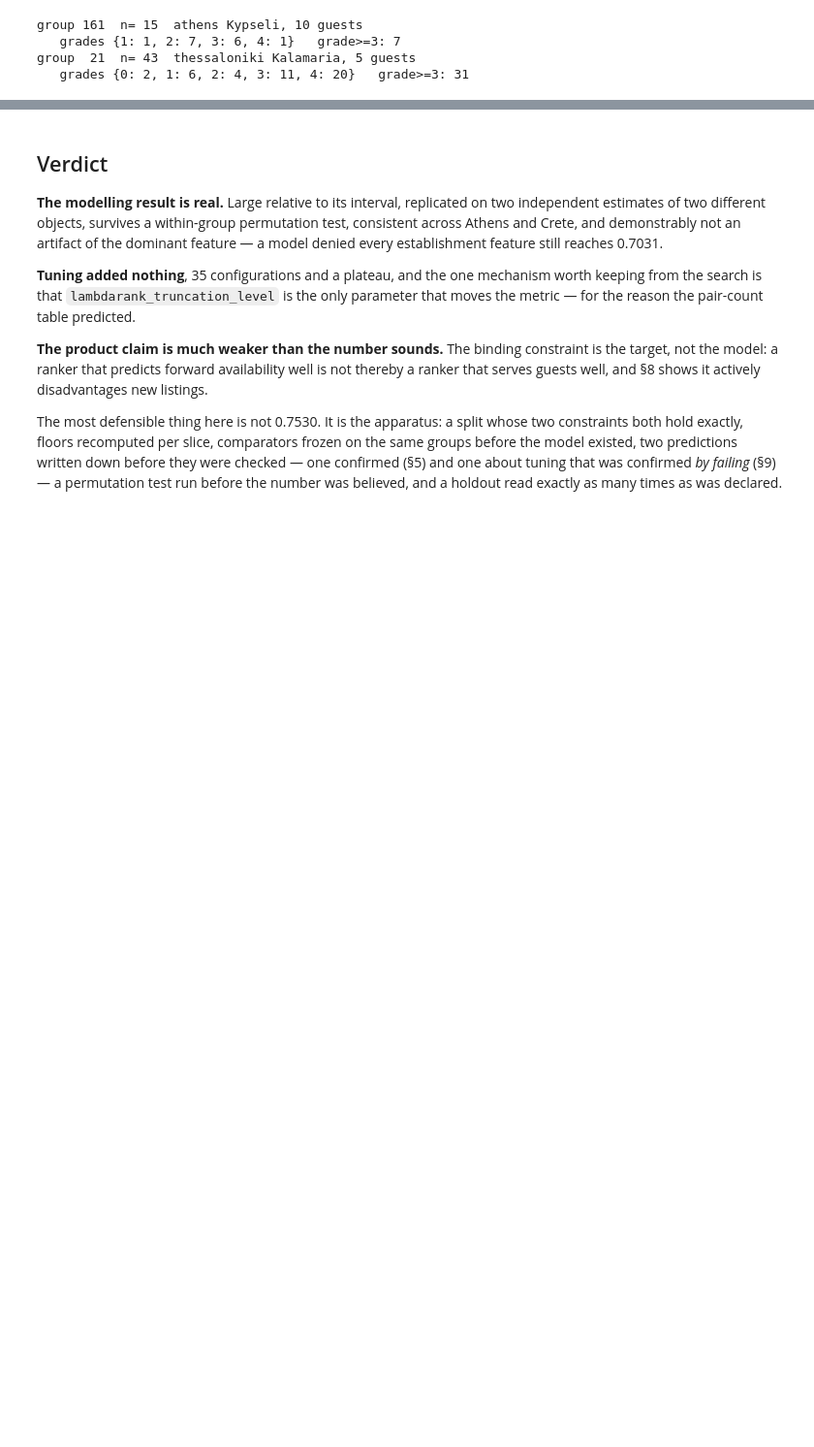
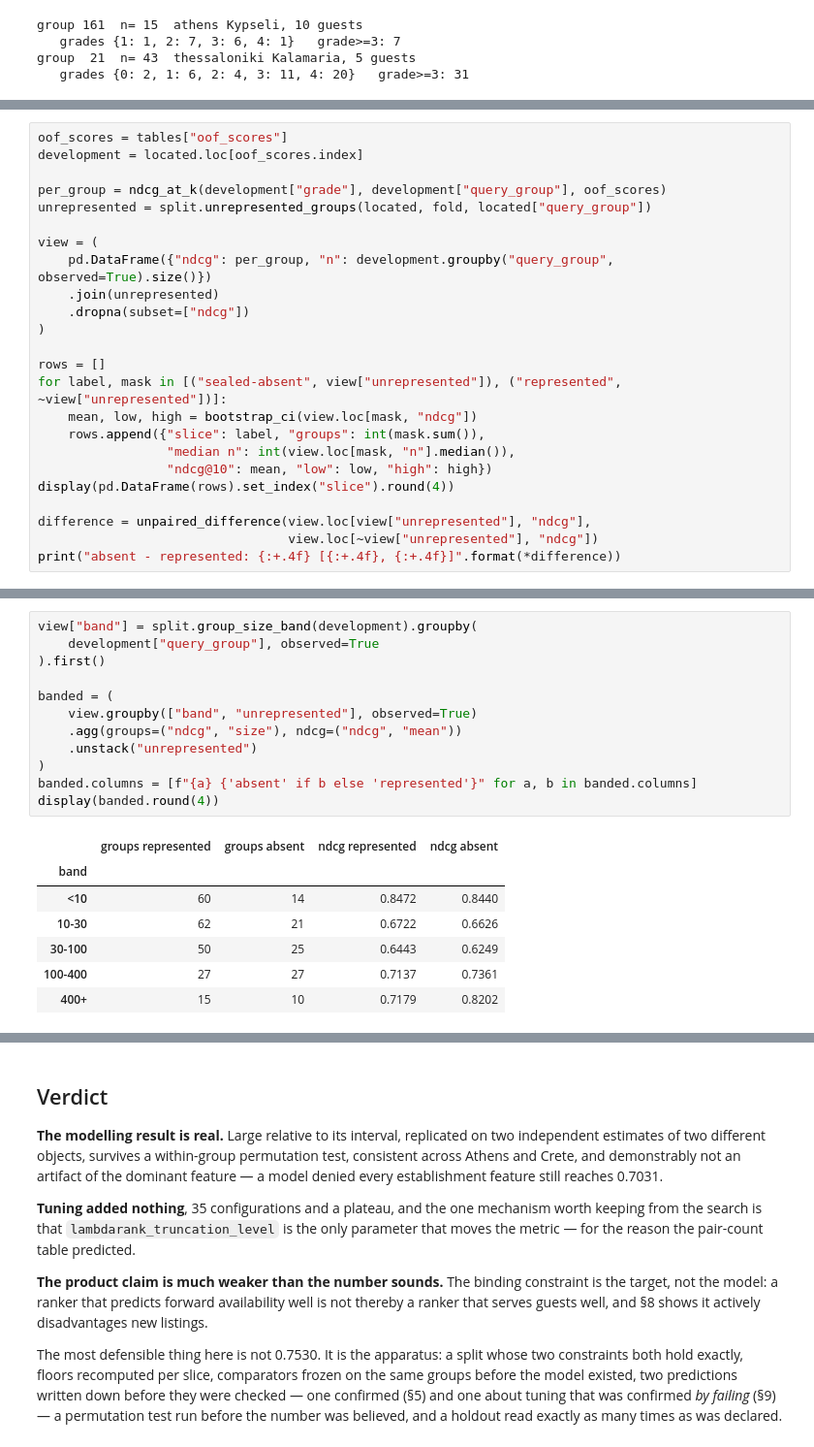
Before and after one commit to ntinasf/rental-ranking, a Jupyter notebook: notebooks/04_evaluation.ipynb, the cells around one changed output, grey strips where cells are left out. Shown at 97% size. Drawn from its saved outputs; the diff is of its cells as text; blank space fills up the shorter version.

```diff
--- a/notebooks/04_evaluation.ipynb
+++ b/notebooks/04_evaluation.ipynb
@@ -1218,0 +1290,24 @@ delete, same session, with the teardown confirmed rather than assumed.
+# %%
+oof_scores = tables["oof_scores"]
+development = located.loc[oof_scores.index]
+
+per_group = ndcg_at_k(development["grade"], development["query_group"], oof_scores)
+unrepresented = split.unrepresented_groups(located, fold, located["query_group"])
+
+view = (
+    pd.DataFrame({"ndcg": per_group, "n": development.groupby("query_group", observed=True).size()})
+    .join(unrepresented)
+    .dropna(subset=["ndcg"])
+)
+
+rows = []
+for label, mask in [("sealed-absent", view["unrepresented"]), ("represented", ~view["unrepresented"])]:
+    mean, low, high = bootstrap_ci(view.loc[mask, "ndcg"])
+    rows.append({"slice": label, "groups": int(mask.sum()),
+                 "median n": int(view.loc[mask, "n"].median()),
+                 "ndcg@10": mean, "low": low, "high": high})
+display(pd.DataFrame(rows).set_index("slice").round(4))
+
+difference = unpaired_difference(view.loc[view["unrepresented"], "ndcg"],
+                                 view.loc[~view["unrepresented"], "ndcg"])
+print("absent - represented: {:+.4f} [{:+.4f}, {:+.4f}]".format(*difference))
@@ -1218,0 +1328,20 @@ delete, same session, with the teardown confirmed rather than assumed.
+# %%
+view["band"] = split.group_size_band(development).groupby(
+    development["query_group"], observed=True
+).first()
+
+banded = (
+    view.groupby(["band", "unrepresented"], observed=True)
+    .agg(groups=("ndcg", "size"), ndcg=("ndcg", "mean"))
+    .unstack("unrepresented")
+)
+banded.columns = [f"{a} {'absent' if b else 'represented'}" for a, b in banded.columns]
+display(banded.round(4))
+# %% [output]
+|  | groups represented | groups absent | ndcg represented | ndcg absent |
+| band |  |  |  |  |
+| <10 | 60 | 14 | 0.8472 | 0.8440 |
+| 10-30 | 62 | 21 | 0.6722 | 0.6626 |
+| 30-100 | 50 | 25 | 0.6443 | 0.6249 |
+| 100-400 | 27 | 27 | 0.7137 | 0.7361 |
+| 400+ | 15 | 10 | 0.7179 | 0.8202 |
```
Also changed, not shown: parts of 8 cells of this notebook, 6 other files.
